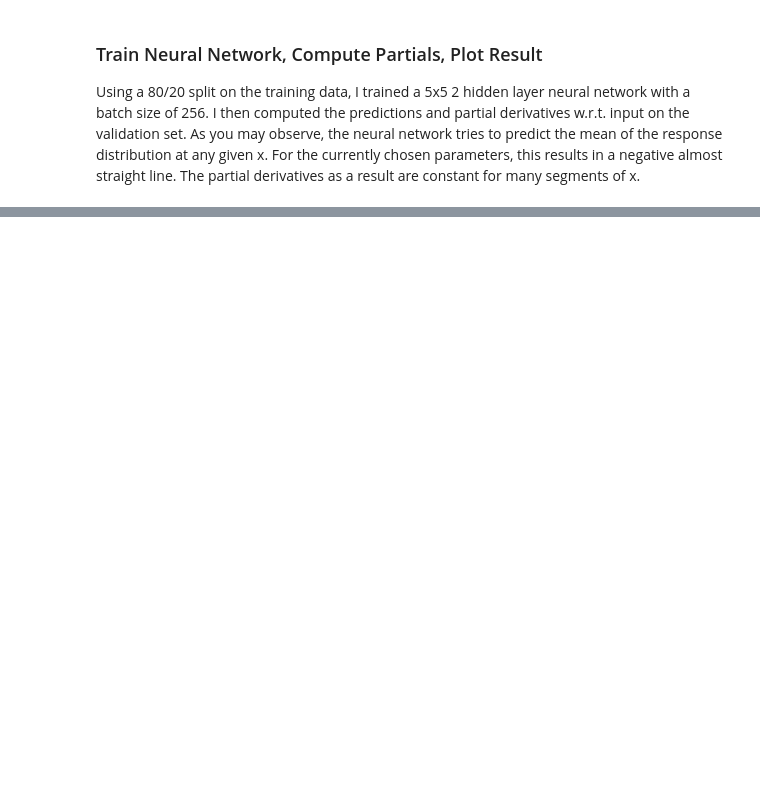
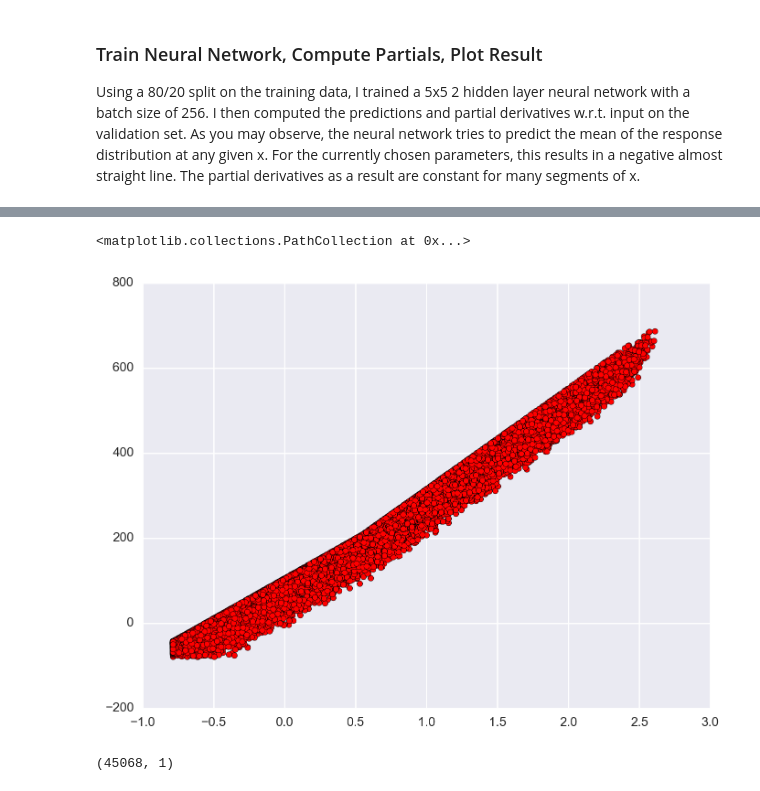
Before and after one commit to bsuper-archive/biomet-partials, a Jupyter notebook: Tensorflow Partial Derivatives.ipynb, the cells around one changed output, grey strips where cells are left out. Drawn from its saved outputs; the diff is of its cells as text; code cells hidden in the pictures; blank space fills up the shorter version.

```diff
--- a/Tensorflow Partial Derivatives.ipynb
+++ b/Tensorflow Partial Derivatives.ipynb
@@ -180,0 +191,9 @@ Epoch:  9 Batch:  500 MSE:  332.502
+# %%
+plt.scatter(X_val[:20000, 1], preds[:20000, 0], c='r')
+# %% [output]
+<matplotlib.collections.PathCollection at 0x...>
+[figure, added]
+# %%
+preds.shape
+# %% [output]
+(45068, 1)
```
Also changed, not shown: parts of 5 cells of this notebook, 1 other file.
